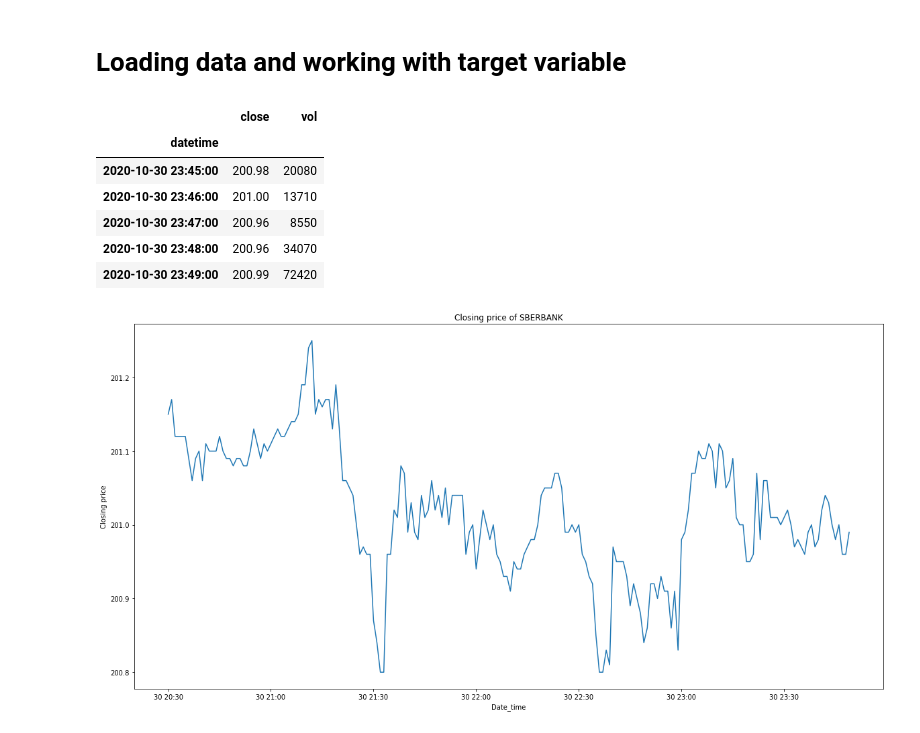
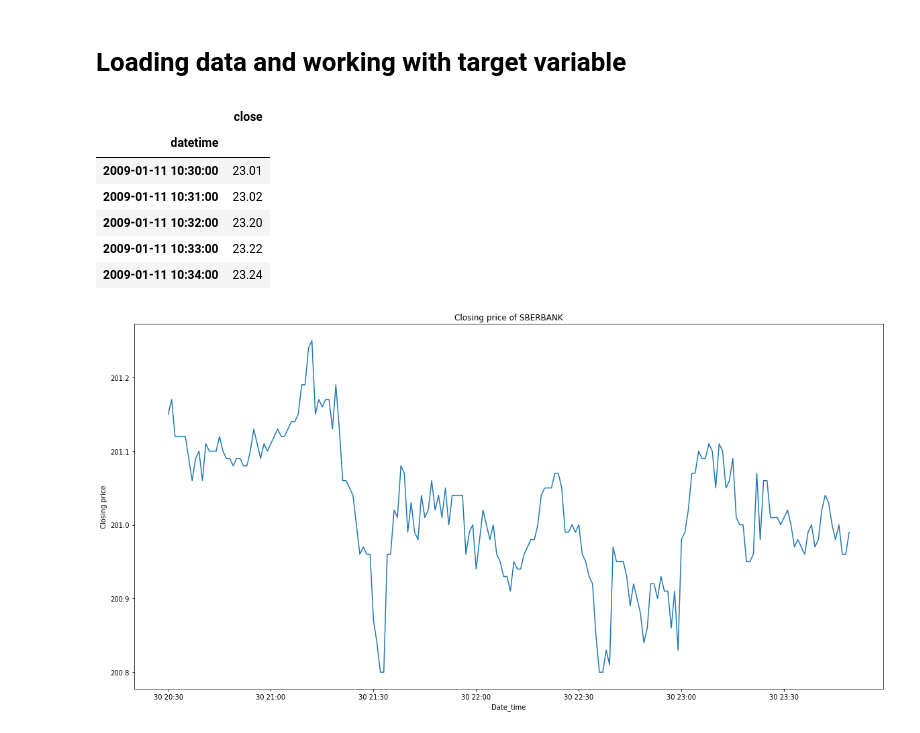
Before and after one commit to Quotermain/sber_stock_analysis, a Jupyter notebook: analysis.ipynb, the cells around one changed output. Saved outputs shown, nothing was run; the diff lists cells and outputs as text; code cells hidden in the pictures.

```diff
--- a/analysis.ipynb
+++ b/analysis.ipynb
@@ -13,22 +13,22 @@ plt.rcParams["figure.figsize"] = (20,10)
 # %%
 data = pd.read_csv(
     'data/SBER.txt',
-    usecols=['<DATE>', '<TIME>', '<CLOSE>', '<VOL>'],
+    usecols=['<DATE>', '<TIME>', '<CLOSE>'],
     parse_dates=[['<DATE>', '<TIME>']],
     dayfirst=True
 )
-data.columns = ['datetime', 'close', 'vol']
+data.columns = ['datetime', 'close']
 data.set_index('datetime', inplace=True)
 
-data.tail()
+data.head()
 # %% [output]
-|  | close | vol |
-| datetime |  |  |
-| 2020-10-30 23:45:00 | 200.98 | 20080 |
-| 2020-10-30 23:46:00 | 201.00 | 13710 |
-| 2020-10-30 23:47:00 | 200.96 | 8550 |
-| 2020-10-30 23:48:00 | 200.96 | 34070 |
-| 2020-10-30 23:49:00 | 200.99 | 72420 |
+|  | close |
+| datetime |  |
+| 2009-01-11 10:30:00 | 23.01 |
+| 2009-01-11 10:31:00 | 23.02 |
+| 2009-01-11 10:32:00 | 23.20 |
+| 2009-01-11 10:33:00 | 23.22 |
+| 2009-01-11 10:34:00 | 23.24 |
 # %%
 plt.plot(data.close[-200:])
 plt.title('Closing price of SBERBANK')
```
Also changed, not shown: parts of 10 cells of this notebook.
